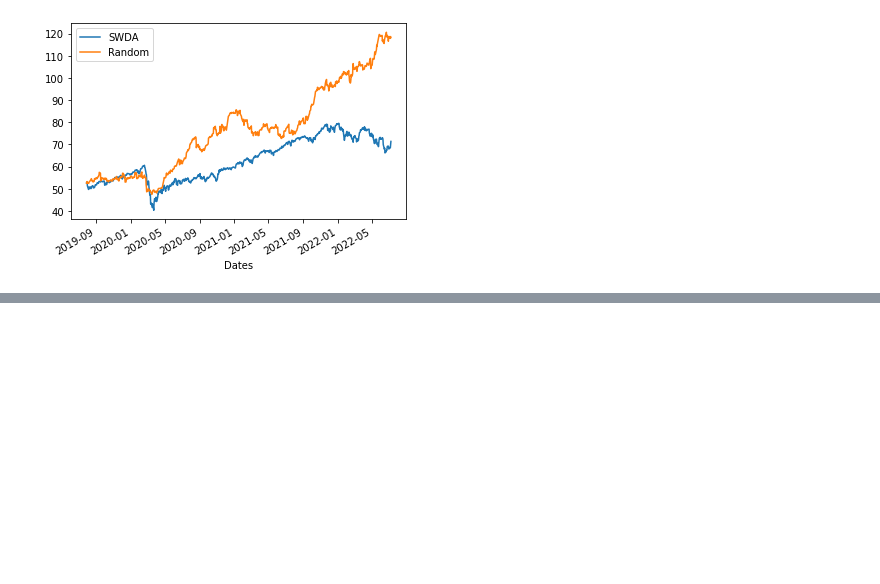
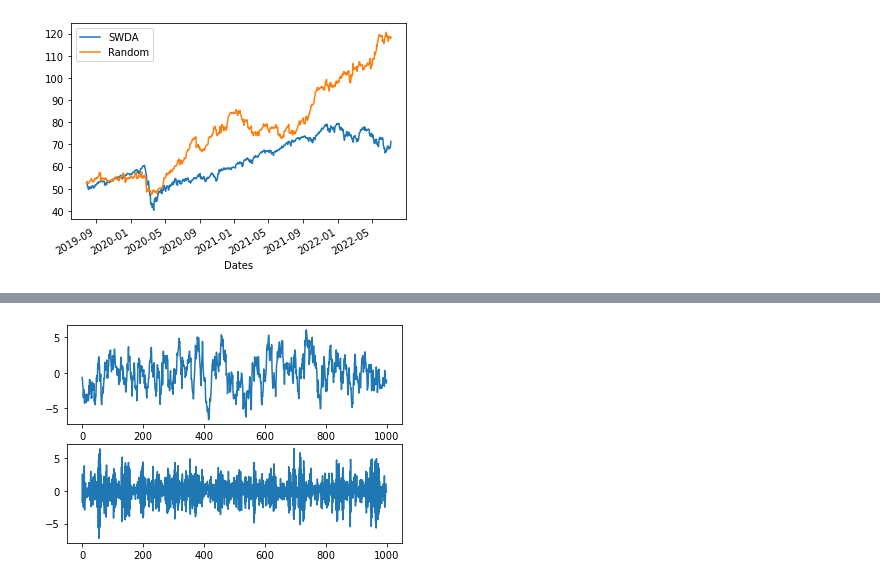
Before and after one commit to bearloop/learning-resources, a Jupyter notebook: 24_time_series_analysis.ipynb, the cells around one changed output, grey strips where cells are left out. Saved outputs shown, nothing was run; the diff lists cells and outputs as text; code cells hidden in the pictures; blank space fills up the shorter version.

```diff
--- a/24_time_series_analysis.ipynb
+++ b/24_time_series_analysis.ipynb
@@ -234,0 +359,22 @@ The mean is 0.017 and the standard deviation is 0.050
+# %%
+# import the module for simulating data
+from statsmodels.tsa.arima_process import ArmaProcess
+
+# Plot 1: AR parameter = +0.9 (input param has the opposite sign than what's intended)
+plt.subplot(2,1,1)
+ar1 = np.array([1, -0.9])
+ma1 = np.array([1])
+AR_object1 = ArmaProcess(ar1, ma1)
+simulated_data_1 = AR_object1.generate_sample(nsample=1000)
+plt.plot(simulated_data_1)
+
+# Plot 2: AR parameter = -0.9
+plt.subplot(2,1,2)
+ar2 = np.array([1, 0.9])
+ma2 = np.array([1])
+AR_object2 = ArmaProcess(ar2, ma2)
+simulated_data_2 = AR_object2.generate_sample(nsample=1000)
+plt.plot(simulated_data_2)
+plt.show()
+# %% [output]
+[figure, added]
```
Also changed, not shown: parts of 30 cells of this notebook.
